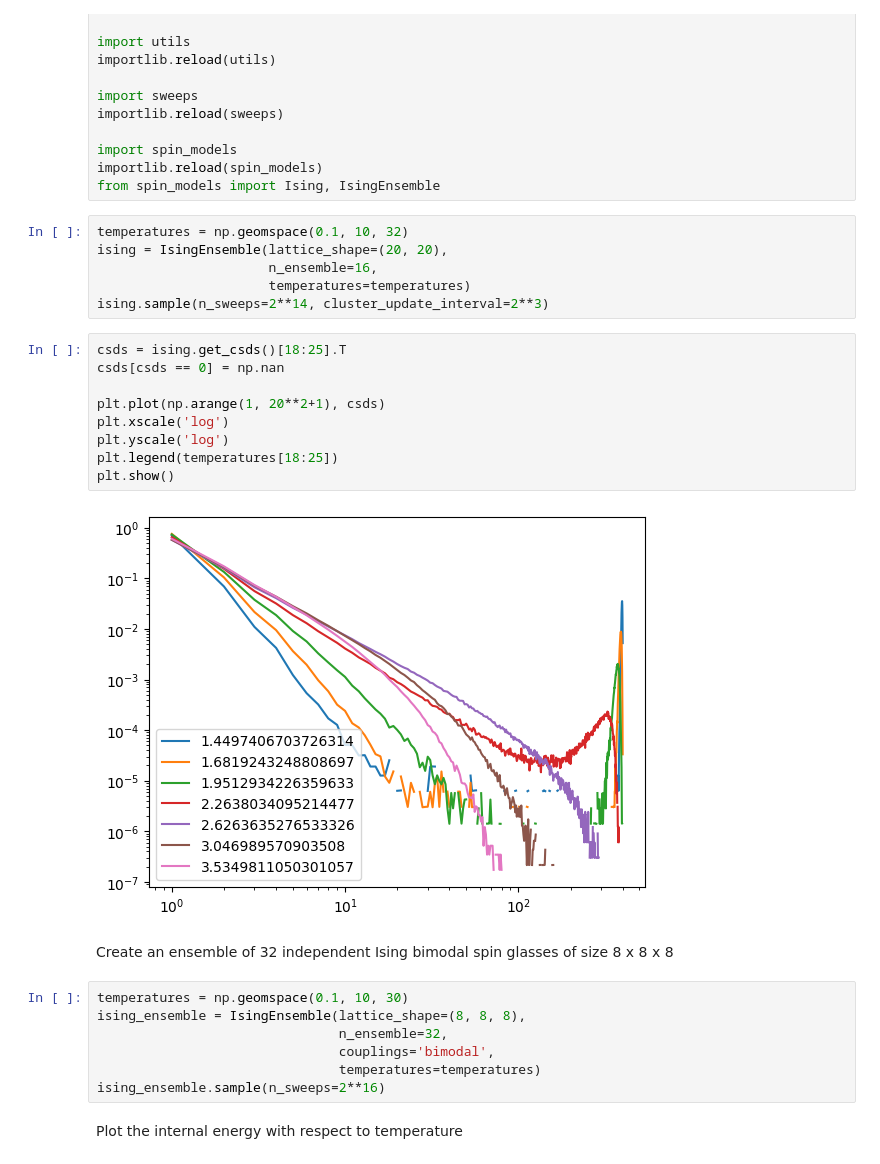
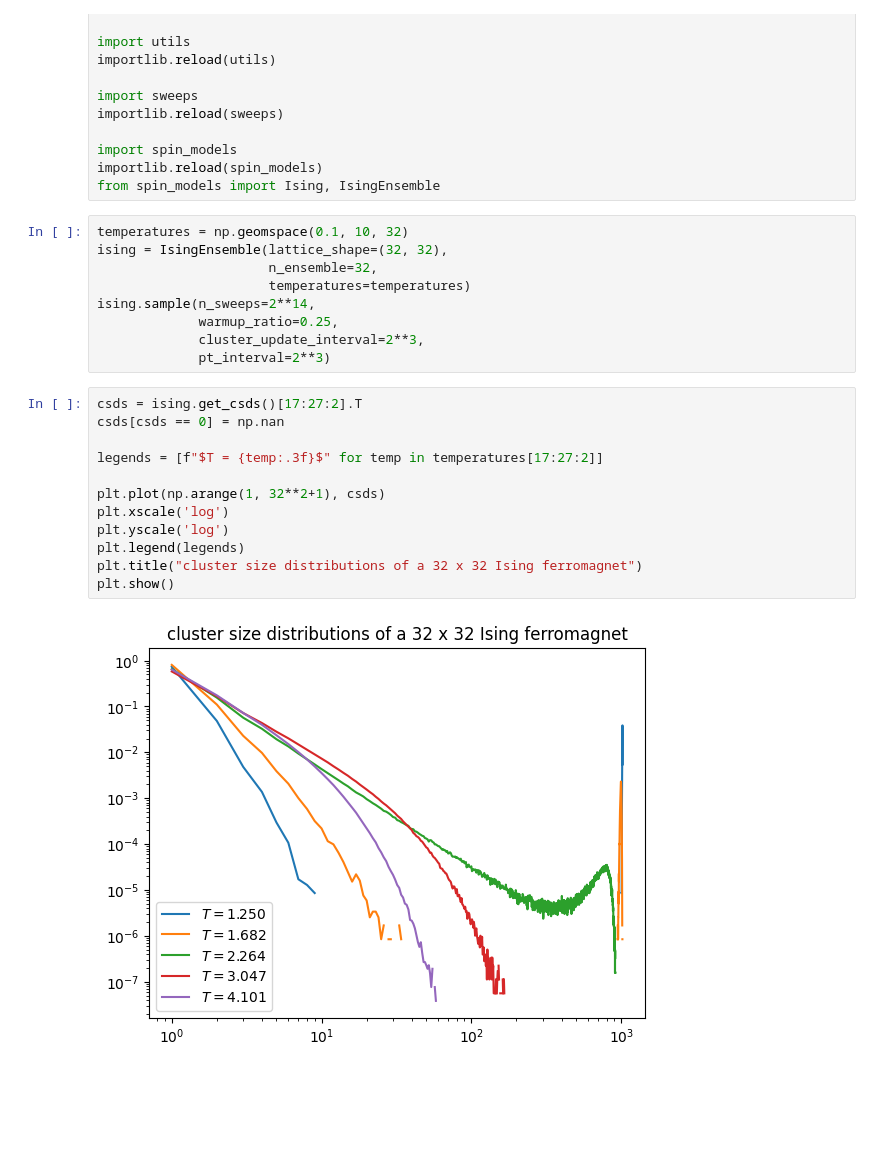
Before and after one commit to PeaBrane/peapods, a Jupyter notebook: tutorial.ipynb, the cells around one changed output. Drawn from its saved outputs; the diff is of its cells as text; blank space fills up the shorter version.

```diff
--- a/tutorial.ipynb
+++ b/tutorial.ipynb
@@ -15,29 +15,24 @@ importlib.reload(spin_models)
 from spin_models import Ising, IsingEnsemble
 # %%
 temperatures = np.geomspace(0.1, 10, 32)
-ising = IsingEnsemble(lattice_shape=(20, 20),
-                      n_ensemble=16,
+ising = IsingEnsemble(lattice_shape=(32, 32),
+                      n_ensemble=32,
                       temperatures=temperatures)
-ising.sample(n_sweeps=2**14, cluster_update_interval=2**3)
+ising.sample(n_sweeps=2**14,
+             warmup_ratio=0.25,
+             cluster_update_interval=2**3,
+             pt_interval=2**3)
 # %%
-csds = ising.get_csds()[18:25].T
+csds = ising.get_csds()[17:27:2].T
 csds[csds == 0] = np.nan
 
-plt.plot(np.arange(1, 20**2+1), csds)
+legends = [f"$T = {temp:.3f}$" for temp in temperatures[17:27:2]]
+
+plt.plot(np.arange(1, 32**2+1), csds)
 plt.xscale('log')
 plt.yscale('log')
-plt.legend(temperatures[18:25])
+plt.legend(legends)
+plt.title("cluster size distributions of a 32 x 32 Ising ferromagnet")
 plt.show()
 # %% [output]
-[figure, old version]
+[figure, new version]
-# %% [markdown]
-Create an ensemble of 32 independent Ising bimodal spin glasses of size 8 x 8 x 8
-# %%
-temperatures = np.geomspace(0.1, 10, 30)
-ising_ensemble = IsingEnsemble(lattice_shape=(8, 8, 8),
-                               n_ensemble=32,
-                               couplings='bimodal',
-                               temperatures=temperatures)
-ising_ensemble.sample(n_sweeps=2**16)
-# %% [markdown]
-Plot the internal energy with respect to temperature
```
Also changed, not shown: parts of 1 cell of this notebook, 2 other files.
